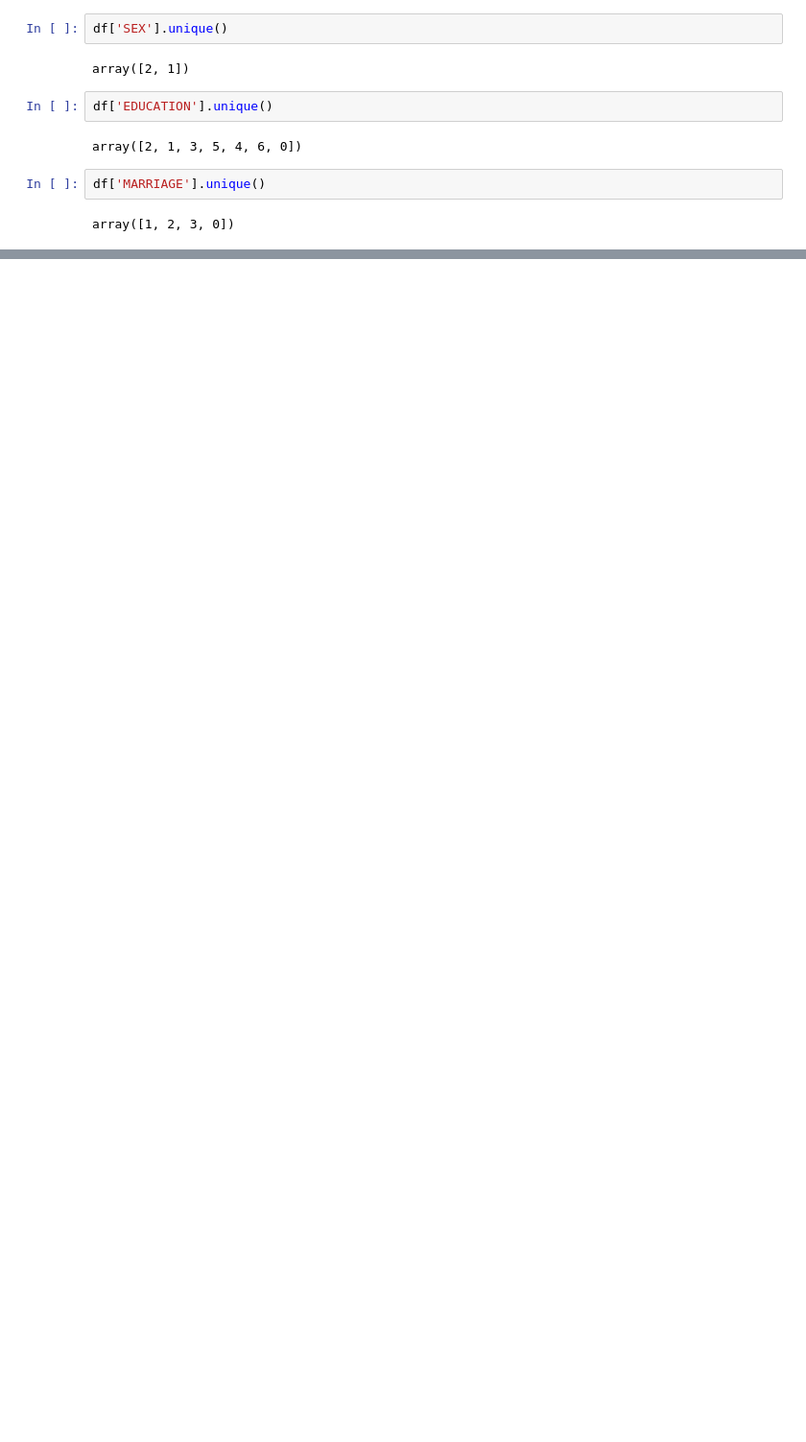
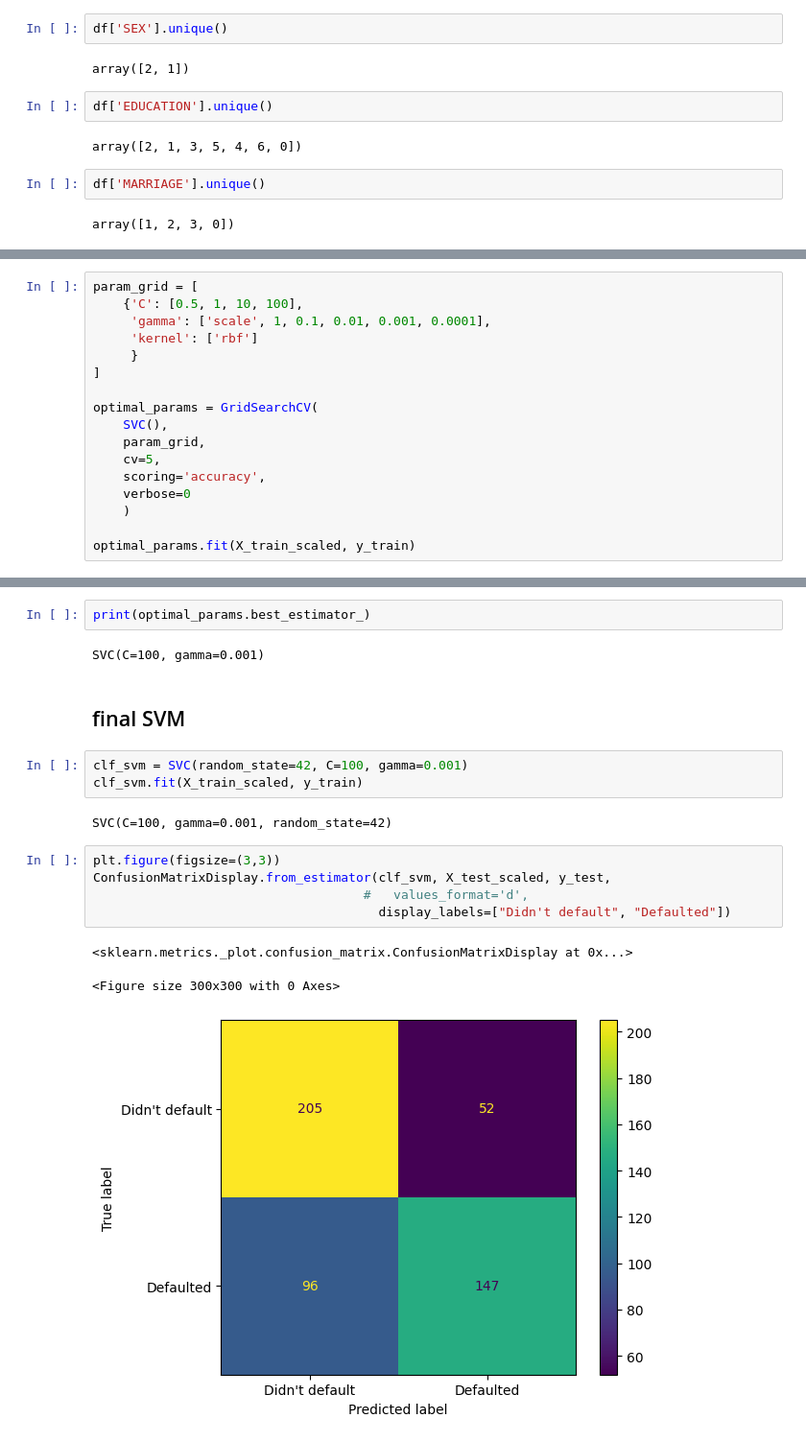
Before and after one commit to dvirhersh/python_ml, a Jupyter notebook: svm/svm_statquest.ipynb, the cells around one changed output, grey strips where cells are left out. Shown at 96% size. Drawn from its saved outputs; the diff is of its cells as text; blank space fills up the shorter version.

```diff
--- a/svm/svm_statquest.ipynb
+++ b/svm/svm_statquest.ipynb
@@ -90,0 +191,17 @@ array([1, 2, 3, 0])
+# %%
+param_grid = [
+    {'C': [0.5, 1, 10, 100],
+     'gamma': ['scale', 1, 0.1, 0.01, 0.001, 0.0001],
+     'kernel': ['rbf']
+     }
+]
+
+optimal_params = GridSearchCV(
+    SVC(),
+    param_grid,
+    cv=5,
+    scoring='accuracy',
+    verbose=0
+    )
+
+optimal_params.fit(X_train_scaled, y_train)
@@ -90,0 +214,20 @@ array([1, 2, 3, 0])
+# %%
+print(optimal_params.best_estimator_)
+# %% [output]
+SVC(C=100, gamma=0.001)
+# %% [markdown]
+## final SVM
+# %%
+clf_svm = SVC(random_state=42, C=100, gamma=0.001)
+clf_svm.fit(X_train_scaled, y_train)
+# %% [output]
+SVC(C=100, gamma=0.001, random_state=42)
+# %%
+plt.figure(figsize=(3,3))
+ConfusionMatrixDisplay.from_estimator(clf_svm, X_test_scaled, y_test,
+                                    #   values_format='d',
+                                      display_labels=["Didn't default", "Defaulted"])
+# %% [output]
+<sklearn.metrics._plot.confusion_matrix.ConfusionMatrixDisplay at 0x...>
+<Figure size 300x300 with 0 Axes>
+[figure, added]
```
Also changed, not shown: parts of 29 cells of this notebook.
